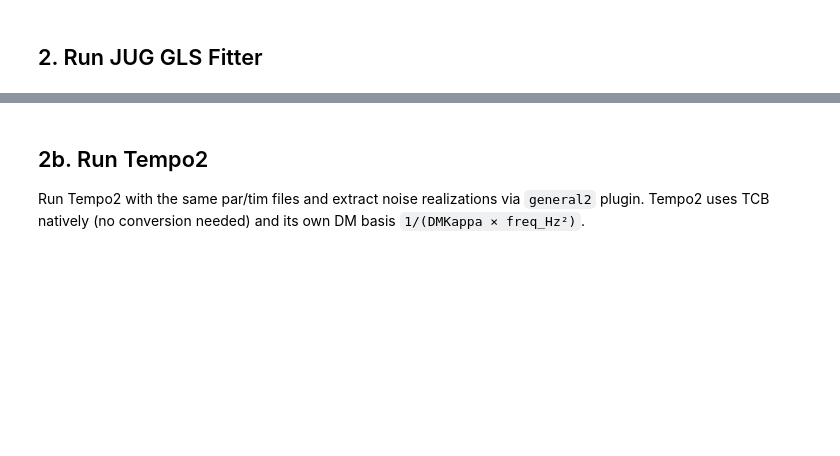
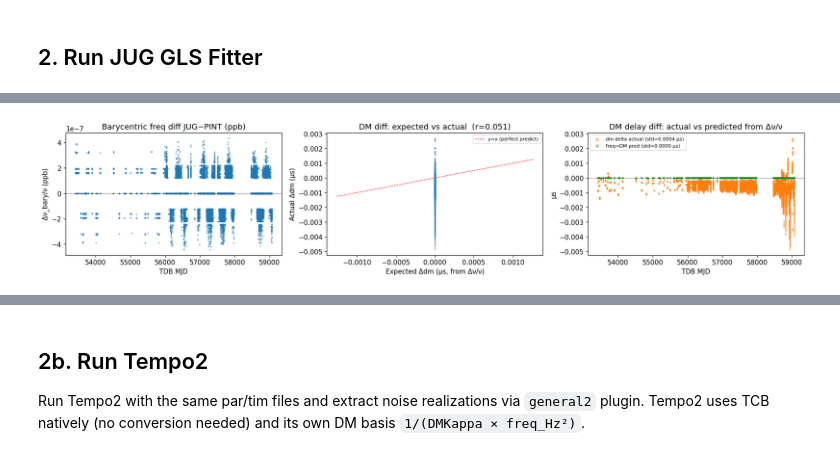
Before and after one commit to MattTMiles/jug, a Jupyter notebook: notebooks/jug_vs_pint_noise_comparison.ipynb, the cells around one changed output, grey strips where cells are left out. Drawn from its saved outputs; the diff is of its cells as text; code cells hidden in the pictures; blank space fills up the shorter version.

```diff
--- a/notebooks/jug_vs_pint_noise_comparison.ipynb
+++ b/notebooks/jug_vs_pint_noise_comparison.ipynb
@@ -92,0 +1930,83 @@ print(f'  Noise-subtracted RMS: {np.std(jug_resids_us - jug_total_us):.4f} µs')
+# %%
+# ── Cell 2f: Barycentric Frequency Isolation ─────────────────────────────
+from astropy import units as _u
+
+# Topocentric frequencies (should be identical — both read from .tim)
+_jug_freq_topo  = np.array([t.freq_mhz for t in session.toas_data])
+_pint_freq_topo = pint_toas.table['freq'].to('MHz').value
+
+# Barycentric frequencies
+_jug_freq_bary  = np.asarray(_jug_components['freq_bary_mhz'], dtype=float)
+_pint_freq_bary = _pint_freq_mhz
+
+# ── Topocentric comparison ────────────────────────────────────────────────
+_topo_diff_hz = (_jug_freq_topo - _pint_freq_topo) * 1e6  # Hz
+print('Topocentric frequency comparison (should be zero):')
+print(f'  max|JUG-PINT|  = {np.max(np.abs(_topo_diff_hz)):.6g} Hz')
+print(f'  std(JUG-PINT)  = {np.std(_topo_diff_hz):.6g} Hz')
+
+# ── Barycentric comparison ────────────────────────────────────────────────
+_bary_diff_ppb = (_jug_freq_bary - _pint_freq_bary) / _pint_freq_bary * 1e9
+print('\nBarycentric frequency comparison:')
+print(f'  mean(JUG-PINT)/PINT = {np.mean(_bary_diff_ppb):+.4f} ppb')
+print(f'  std(JUG-PINT)/PINT  = {np.std(_bary_diff_ppb):.4f} ppb')
+print(f'  max|(JUG-PINT)/PINT|= {np.max(np.abs(_bary_diff_ppb)):.4f} ppb')
+
+print('\nPer-group barycentric frequency difference (ppb):')
+for _g, _idxs in _groups.items():
+    _idxs = np.asarray(_idxs, dtype=int)
+    _g_ppb = _bary_diff_ppb[_idxs]
+    _g_label = ' / '.join(map(str, _g))
+    print(f'  {_g_label:32s}: mean={np.mean(_g_ppb):+.4f}  std={np.std(_g_ppb):.4f}')
+
+# Implied radial velocity difference (JUG vs PINT), ignoring DILATEFREQ
+_c_km_s = 2.99792458e5  # km/s
+_vel_diff_ms = ((_jug_freq_bary - _pint_freq_bary) / _jug_freq_topo) * _c_km_s * 1000
+print(f'\nImplied radial velocity error (v_JUG - v_PINT):')
+print(f'  mean = {np.mean(_vel_diff_ms):.4f} m/s')
+print(f'  std  = {np.std(_vel_diff_ms):.4f} m/s')
+print(f'  max  = {np.max(np.abs(_vel_diff_ms)):.4f} m/s')
+
+# ── DM delay: expected from Δν/ν vs actual ───────────────────────────────
+_jug_dm_sec = np.asarray(_jug_components['dm_delay_sec'], dtype=float)
+_dm_expected_us = -2.0 * _jug_dm_sec * 1e6 * (_bary_diff_ppb * 1e-9)
+_dm_actual_us   = _component_deltas['dm']
+
+_c_exp_act = _corr(_dm_expected_us, _dm_actual_us)
+print(f'\nDM delay diff — expected (from Δν/ν) vs actual:')
+print(f'  Expected std = {np.std(_dm_expected_us):.6f} µs')
+print(f'  Actual   std = {np.std(_dm_actual_us):.6f} µs')
+print(f'  Correlation  = {_c_exp_act:.4f}')
+print(f'  Ratio actual/expected std = {np.std(_dm_actual_us)/max(np.std(_dm_expected_us),1e-12):.3f}')
+
+# ── Plots ────────────────────────────────────────────────────────────────
+fig, axes = plt.subplots(1, 3, figsize=(18, 4))
+
+axes[0].scatter(jug_mjd, _bary_diff_ppb, s=2, alpha=0.45)
+axes[0].axhline(0, color='k', lw=0.5, ls='--')
+axes[0].set_xlabel('TDB MJD')
+axes[0].set_ylabel('\u0394\u03bd_bary/\u03bd (ppb)')
+axes[0].set_title('Barycentric freq diff JUG\u2212PINT (ppb)')
+
+axes[1].scatter(_dm_expected_us, _dm_actual_us, s=2, alpha=0.25)
+_lim = max(np.std(_dm_expected_us), np.std(_dm_actual_us)) * 3
+axes[1].plot([-_lim, _lim], [-_lim, _lim], 'r--', lw=0.8, label='y=x (perfect predict)')
+axes[1].set_xlabel('Expected \u0394dm (\u00b5s, from \u0394\u03bd/\u03bd)')
+axes[1].set_ylabel('Actual \u0394dm (\u00b5s)')
+axes[1].set_title(f'DM diff: expected vs actual  (r={_c_exp_act:.3f})')
+axes[1].legend(fontsize=8)
+
+axes[2].scatter(jug_mjd, _dm_actual_us,   s=2, alpha=0.45, c='C1',
+               label=f'dm delta actual (std={np.std(_dm_actual_us):.4f} \u00b5s)')
+axes[2].scatter(jug_mjd, _dm_expected_us, s=2, alpha=0.45, c='C2',
+               label=f'freq\u2192DM pred (std={np.std(_dm_expected_us):.4f} \u00b5s)')
+axes[2].axhline(0, color='k', lw=0.5, ls='--')
+axes[2].set_xlabel('TDB MJD')
+axes[2].set_ylabel('\u00b5s')
+axes[2].set_title('DM delay diff: actual vs predicted from \u0394\u03bd/\u03bd')
+axes[2].legend(fontsize=8, markerscale=3)
+
+plt.tight_layout()
+plt.savefig('notebooks/jug_vs_pint_freq_isolation.png', dpi=150, bbox_inches='tight')
+plt.show()
+# %% [output]
@@ -92,0 +2030 @@ print(f'  Noise-subtracted RMS: {np.std(jug_resids_us - jug_total_us):.4f} µs')
+[figure, added]
```
Also changed, not shown: parts of 40 cells of this notebook, 4 other files.
